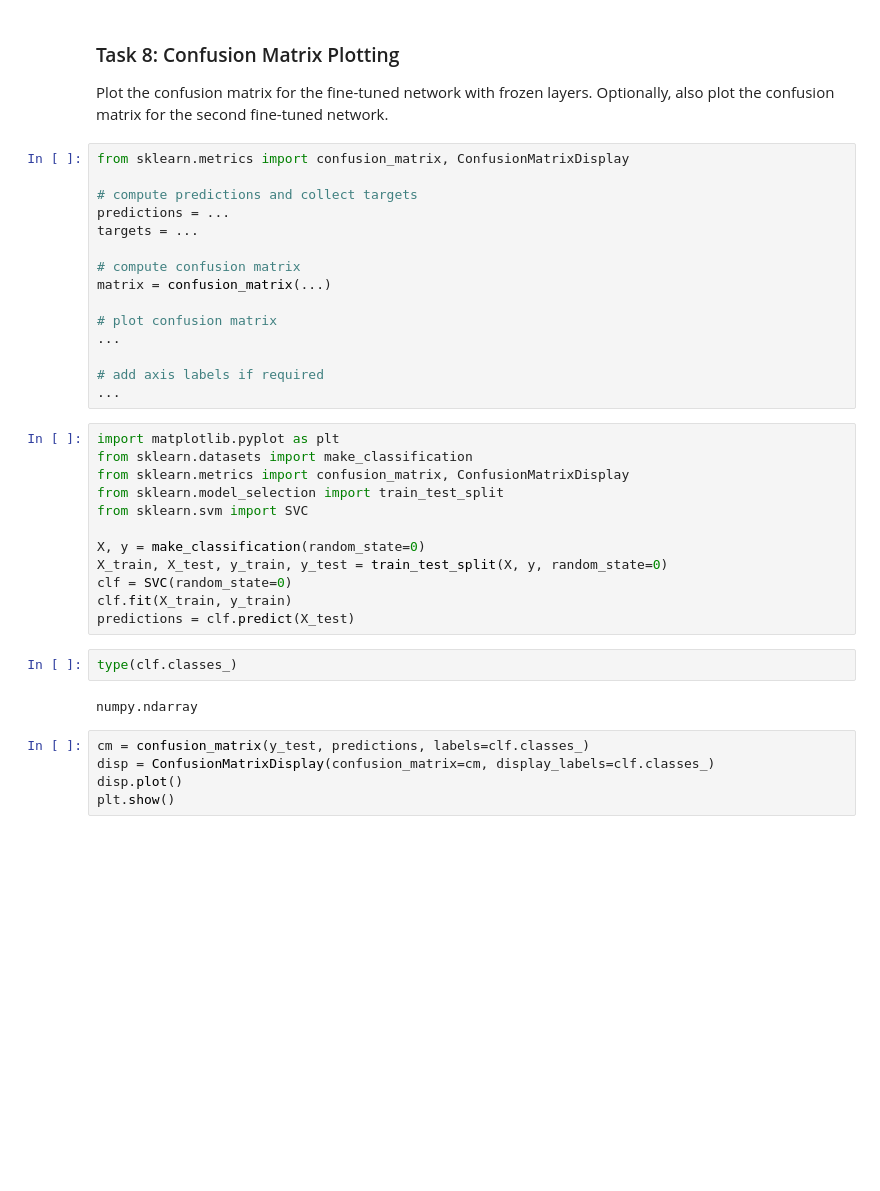
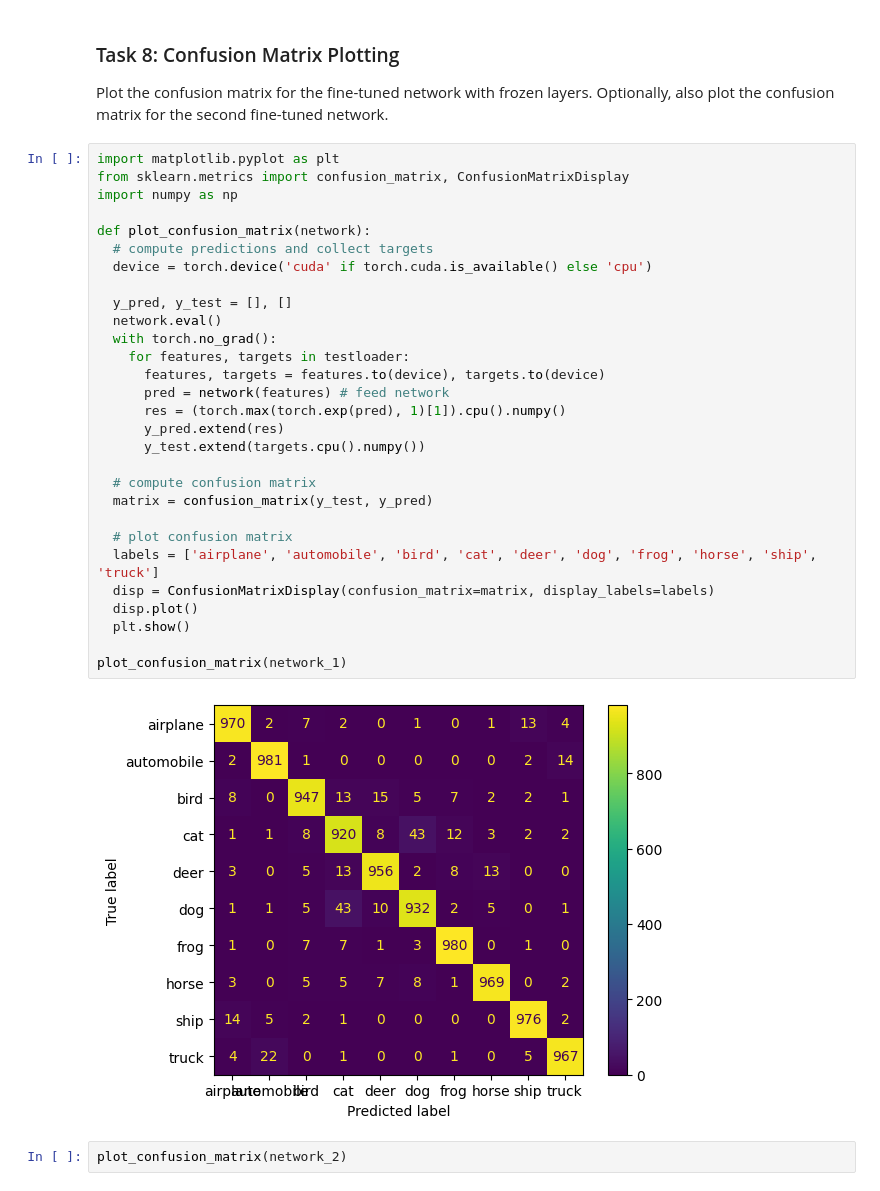
Before and after one commit to youngseo1108/FS23-DeepLearning, a Jupyter notebook: 07_Transfer_Learning/DL-Assignment07.ipynb, the cells around one changed output. Saved outputs shown, nothing was run; the diff lists cells and outputs as text; blank space fills up the shorter version.

```diff
--- a/07_Transfer_Learning/DL-Assignment07.ipynb
+++ b/07_Transfer_Learning/DL-Assignment07.ipynb
@@ -227,39 +270,36 @@ Note:
 
 Plot the confusion matrix for the fine-tuned network with frozen layers.
 Optionally, also plot the confusion matrix for the second fine-tuned network.
-# %%
-from sklearn.metrics import confusion_matrix, ConfusionMatrixDisplay
-
-# compute predictions and collect targets
-predictions = ...
-targets = ...
-
-# compute confusion matrix
-matrix = confusion_matrix(...)
-
-# plot confusion matrix
-...
-
-# add axis labels if required
-...
-# %%
-import matplotlib.pyplot as plt
-from sklearn.datasets import make_classification
-from sklearn.metrics import confusion_matrix, ConfusionMatrixDisplay
-from sklearn.model_selection import train_test_split
-from sklearn.svm import SVC
-
-X, y = make_classification(random_state=0)
-X_train, X_test, y_train, y_test = train_test_split(X, y, random_state=0)
-clf = SVC(random_state=0)
-clf.fit(X_train, y_train)
-predictions = clf.predict(X_test)
-# %%
-type(clf.classes_)
-# %% [output]
-numpy.ndarray
-# %%
-cm = confusion_matrix(y_test, predictions, labels=clf.classes_)
-disp = ConfusionMatrixDisplay(confusion_matrix=cm, display_labels=clf.classes_)
-disp.plot()
-plt.show()
+# %%
+import matplotlib.pyplot as plt
+from sklearn.metrics import confusion_matrix, ConfusionMatrixDisplay
+import numpy as np
+
+def plot_confusion_matrix(network):
+  # compute predictions and collect targets
+  device = torch.device('cuda' if torch.cuda.is_available() else 'cpu')
+
+  y_pred, y_test = [], []
+  network.eval()
+  with torch.no_grad():
+    for features, targets in testloader:
+      features, targets = features.to(device), targets.to(device)
+      pred = network(features) # feed network
+      res = (torch.max(torch.exp(pred), 1)[1]).cpu().numpy()
+      y_pred.extend(res)
+      y_test.extend(targets.cpu().numpy())
+
+  # compute confusion matrix
+  matrix = confusion_matrix(y_test, y_pred)
+
+  # plot confusion matrix
+  labels = ['airplane', 'automobile', 'bird', 'cat', 'deer', 'dog', 'frog', 'horse', 'ship', 'truck']
+  disp = ConfusionMatrixDisplay(confusion_matrix=matrix, display_labels=labels)
+  disp.plot()
+  plt.show()
+
+plot_confusion_matrix(network_1)
+# %% [output]
+[figure, added]
+# %%
+plot_confusion_matrix(network_2)
```
Also changed, not shown: parts of 6 cells of this notebook.
